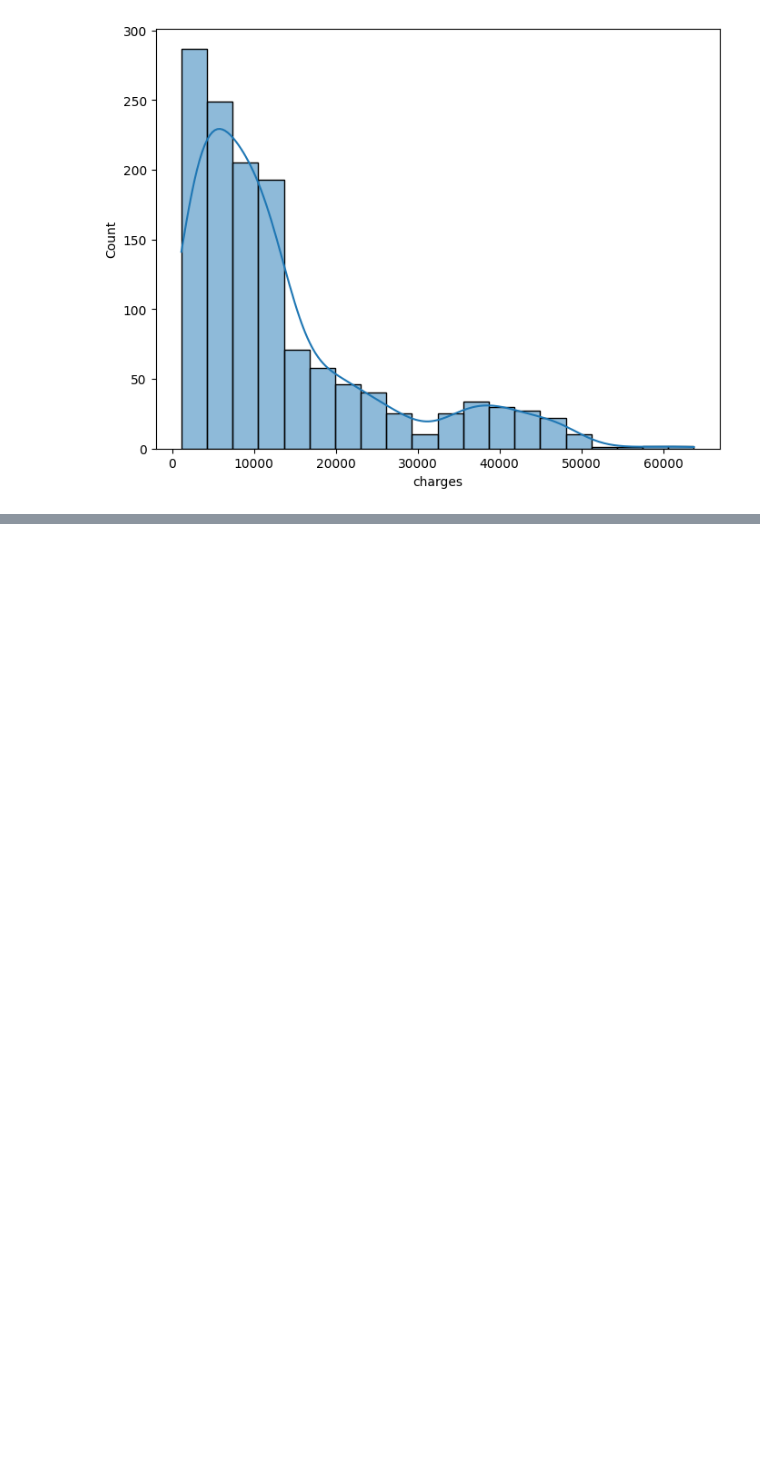
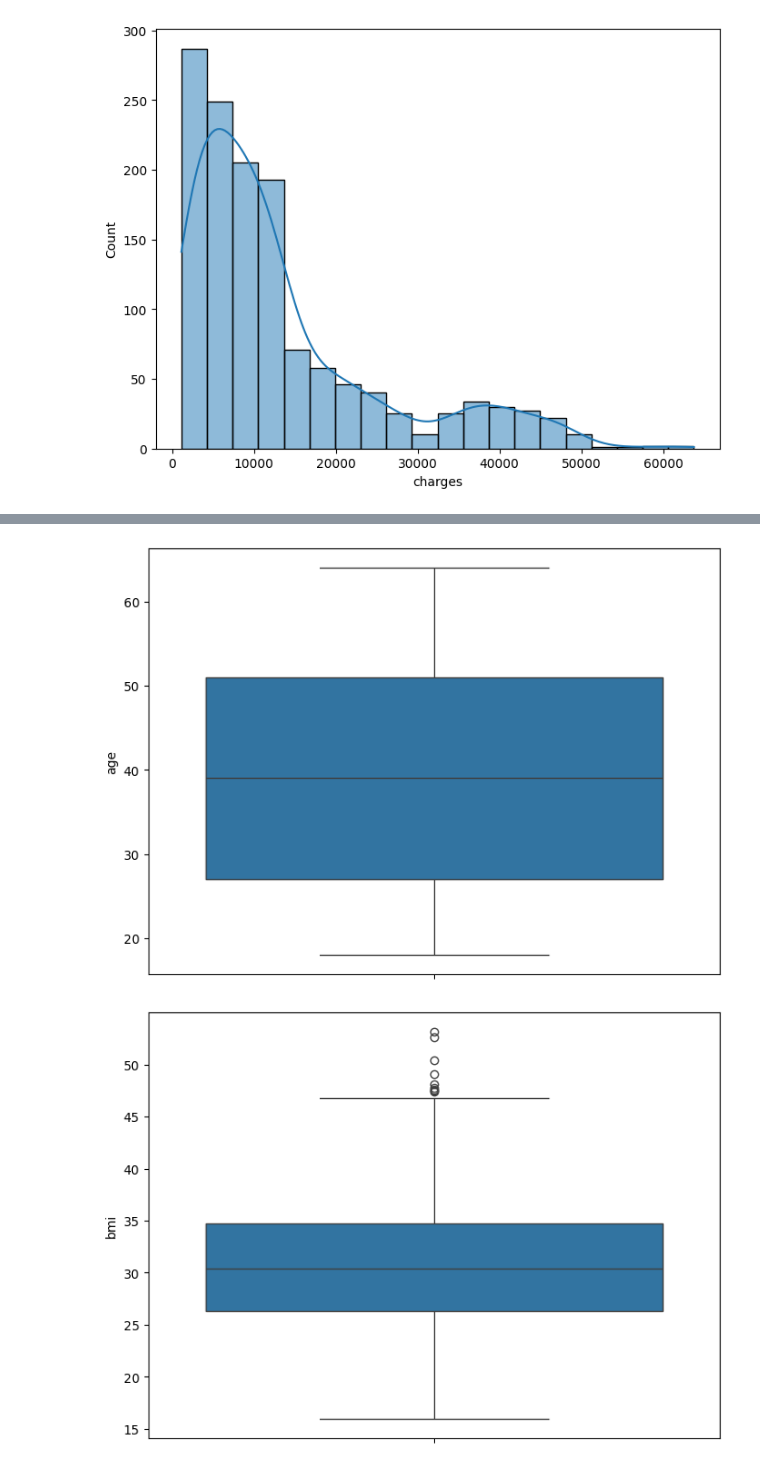
Before and after one commit to khalidkhankakar/Hands-on-Machine-Learning, a Jupyter notebook: mini project 1/main.ipynb, the cells around one changed output, grey strips where cells are left out. Cells and saved outputs as stored; diff of their text form; code cells hidden in the pictures; blank space fills up the shorter version.

```diff
--- a/mini project 1/main.ipynb
+++ b/mini project 1/main.ipynb
@@ -80,0 +90,7 @@ for col in nums_columns:
+# %%
+for col in nums_columns:
+    plt.figure(figsize=(8,6))
+    sns.boxplot(df[col])
+# %% [output]
+[figure, added]
+[figure, added]
```
Also changed, not shown: parts of 13 cells of this notebook.
